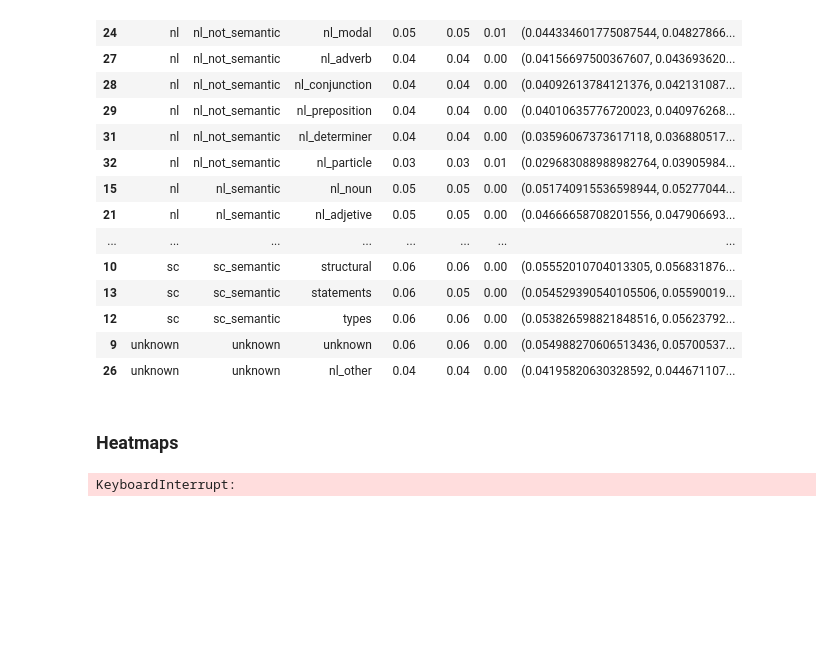
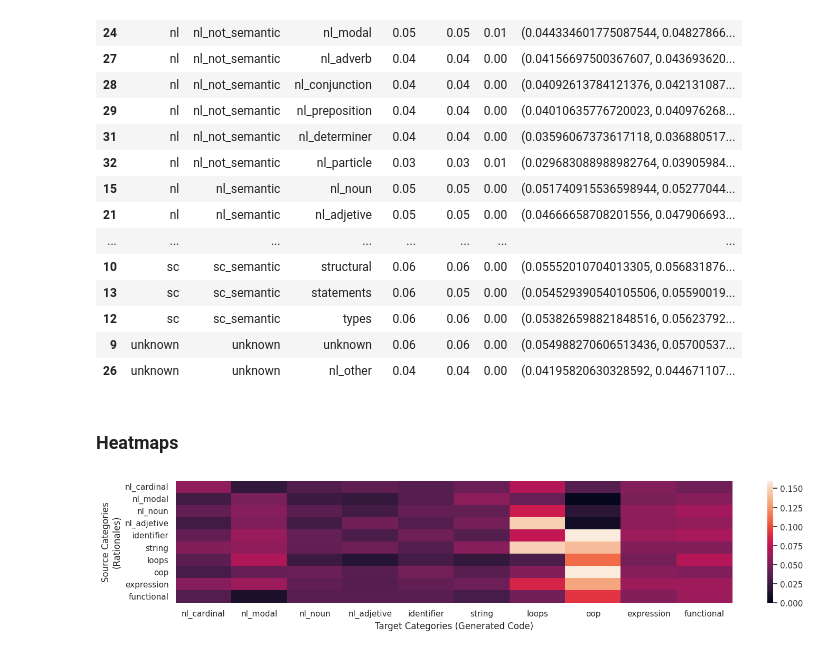
Before and after one commit to WM-SEMERU/code-rationales, a Jupyter notebook: nbs/05_quantitative_analysis.ipynb, the cells around one changed output. Cells and saved outputs as stored; diff of their text form; code cells hidden in the pictures; blank space fills up the shorter version.

```diff
--- a/nbs/05_quantitative_analysis.ipynb
+++ b/nbs/05_quantitative_analysis.ipynb
@@ -360,8 +364,8 @@ global_bootstrapped_dataframe.to_csv(params['quantitative_results'] + '/' + para
 # %%
 ##### TARGET - CATEGORY
 ##### SOURCE - CATEGORY
-source_elements = ['nl_cardinal', 'nl_modal', 'nl_noun', 'nl_adjetive', 'identifier', 'string', 'loops', 'oop', 'expression', 'functional']
-target_elements = ['nl_cardinal', 'nl_modal', 'nl_noun', 'nl_adjetive', 'identifier', 'string', 'loops', 'oop', 'expression', 'functional']
-print_heatmap(experiments_global_results, target_list=target_elements, source_list=source_elements, fig_size=(20,3), vmax=0.16)
+target_elements = ['nl_cardinal', 'nl_modal', 'nl_noun', 'nl_adjetive', 'identifier', 'string', 'loops', 'oop', 'expression', 'functional'] #X
+source_elements = ['nl_cardinal', 'nl_modal', 'nl_noun', 'nl_adjetive', 'identifier', 'string', 'loops', 'oop', 'expression', 'functional'] #Y
+print_heatmap(experiments_global_results, target_list=target_elements, source_list=source_elements, xlabel='Target Categories (Generated Code)', ylabel='Source Categories\n(Rationales)', fig_size=(17,3), vmax=0.16)
 # %% [output]
-KeyboardInterrupt:
+[figure, added]
```
Also changed, not shown: parts of 10 cells of this notebook.
